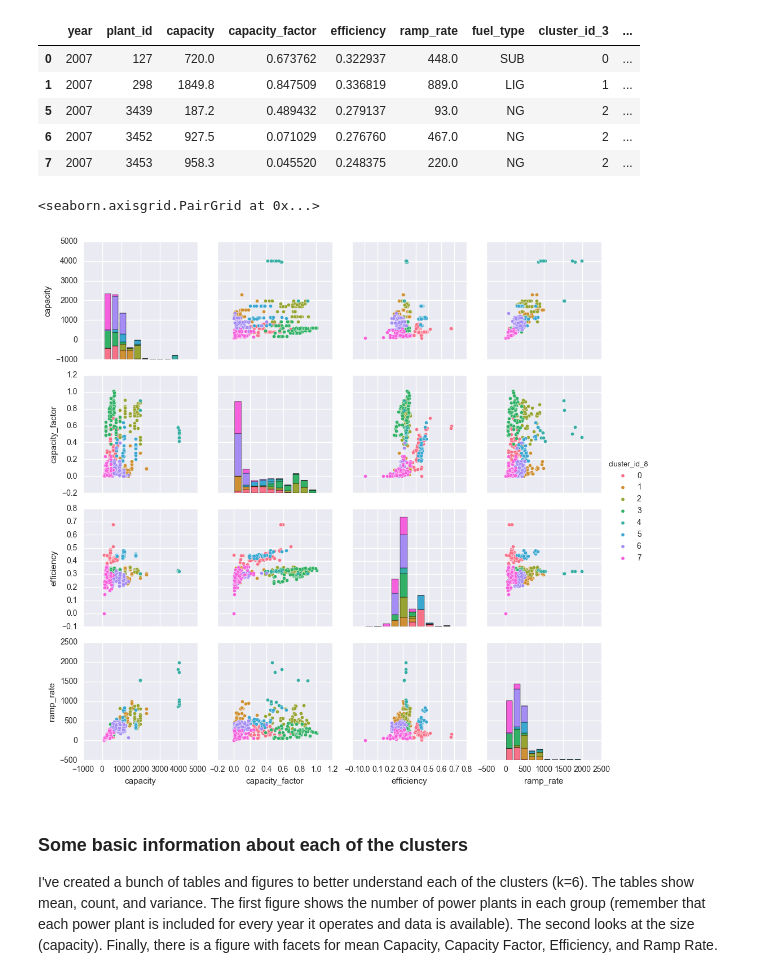
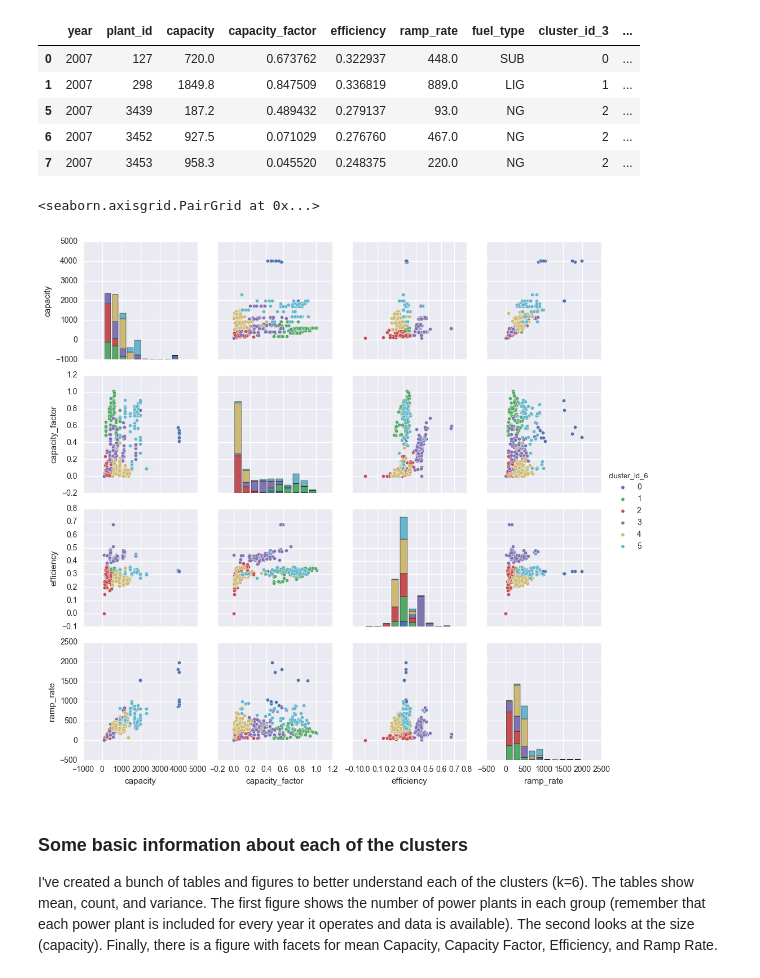
Before and after one commit to gschivley/ERCOT_power, a Jupyter notebook: Group classification/Group classification.ipynb, the cells around one changed output. Cells and saved outputs as stored; diff of their text form; code cells hidden in the pictures.

```diff
--- a/Group classification/Group classification.ipynb
+++ b/Group classification/Group classification.ipynb
@@ -187,11 +198,11 @@ fossil_with_ramp.head()
 | 6 | 2007 | 3452 | 927.5 | 0.071029 | 0.276760 | 467.0 | NG | 2 | ... |
 | 7 | 2007 | 3453 | 958.3 | 0.045520 | 0.248375 | 220.0 | NG | 2 | ... |
 # %%
-sns.pairplot(fossil_with_ramp, hue='cluster_id_8', vars=[u'capacity', u'capacity_factor', u'efficiency',
+sns.pairplot(fossil_with_ramp, hue='cluster_id_6', vars=[u'capacity', u'capacity_factor', u'efficiency',
        u'ramp_rate'])
 # %% [output]
 <seaborn.axisgrid.PairGrid at 0x...>
-[figure, old version]
+[figure, new version]
 # %% [markdown]
 ### Some basic information about each of the clusters
 I've created a bunch of tables and figures to better understand each of the clusters (k=6). The tables show mean, count, and variance. The first figure shows the number of power plants in each group (remember that each power plant is included for every year it operates and data is available). The second looks at the size (capacity). Finally, there is a figure with facets for mean Capacity, Capacity Factor, Efficiency, and Ramp Rate.
```
Also changed, not shown: parts of 1 cell of this notebook.
